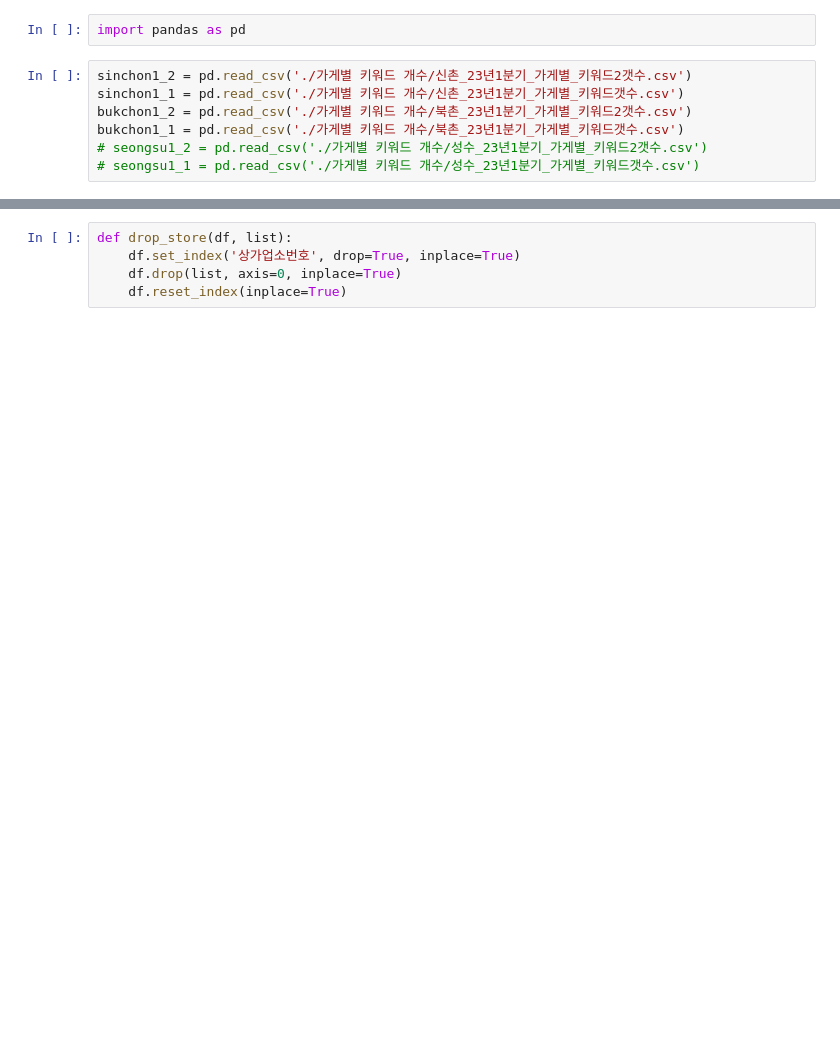
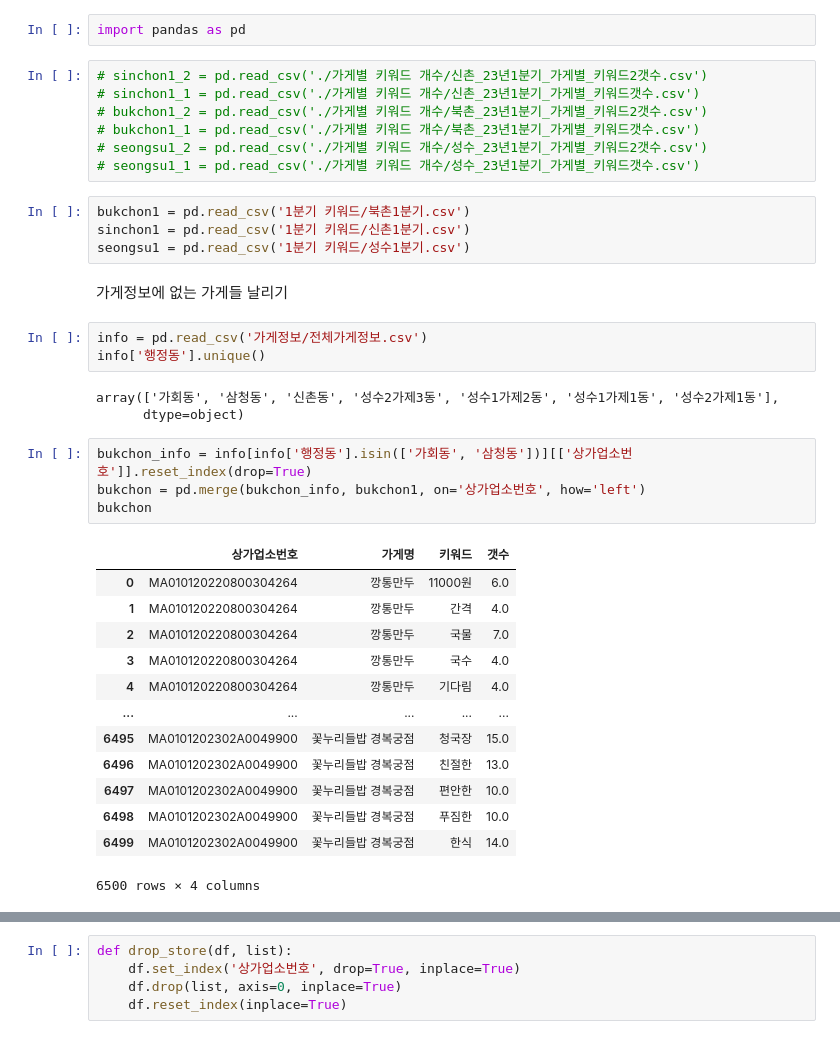
Before and after one commit to TEAM-SMooD/Keyword_Extraction, a Jupyter notebook: total_keyword.ipynb, the cells around one changed output, grey strips where cells are left out. Cells and saved outputs as stored; diff of their text form; blank space fills up the shorter version.

```diff
--- a/total_keyword.ipynb
+++ b/total_keyword.ipynb
@@ -1,9 +1,39 @@
 # %%
 import pandas as pd
 # %%
-sinchon1_2 = pd.read_csv('./가게별 키워드 개수/신촌_23년1분기_가게별_키워드2갯수.csv')
-sinchon1_1 = pd.read_csv('./가게별 키워드 개수/신촌_23년1분기_가게별_키워드갯수.csv')
-bukchon1_2 = pd.read_csv('./가게별 키워드 개수/북촌_23년1분기_가게별_키워드2갯수.csv')
-bukchon1_1 = pd.read_csv('./가게별 키워드 개수/북촌_23년1분기_가게별_키워드갯수.csv')
+# sinchon1_2 = pd.read_csv('./가게별 키워드 개수/신촌_23년1분기_가게별_키워드2갯수.csv')
+# sinchon1_1 = pd.read_csv('./가게별 키워드 개수/신촌_23년1분기_가게별_키워드갯수.csv')
+# bukchon1_2 = pd.read_csv('./가게별 키워드 개수/북촌_23년1분기_가게별_키워드2갯수.csv')
+# bukchon1_1 = pd.read_csv('./가게별 키워드 개수/북촌_23년1분기_가게별_키워드갯수.csv')
 # seongsu1_2 = pd.read_csv('./가게별 키워드 개수/성수_23년1분기_가게별_키워드2갯수.csv')
 # seongsu1_1 = pd.read_csv('./가게별 키워드 개수/성수_23년1분기_가게별_키워드갯수.csv')
+# %%
+bukchon1 = pd.read_csv('1분기 키워드/북촌1분기.csv')
+sinchon1 = pd.read_csv('1분기 키워드/신촌1분기.csv')
+seongsu1 = pd.read_csv('1분기 키워드/성수1분기.csv')
+# %% [markdown]
+가게정보에 없는 가게들 날리기
+# %%
+info = pd.read_csv('가게정보/전체가게정보.csv')
+info['행정동'].unique()
+# %% [output]
+array(['가회동', '삼청동', '신촌동', '성수2가제3동', '성수1가제2동', '성수1가제1동', '성수2가제1동'],
+      dtype=object)
+# %%
+bukchon_info = info[info['행정동'].isin(['가회동', '삼청동'])][['상가업소번호']].reset_index(drop=True)
+bukchon = pd.merge(bukchon_info, bukchon1, on='상가업소번호', how='left')
+bukchon
+# %% [output]
+|  | 상가업소번호 | 가게명 | 키워드 | 갯수 |
+| 0 | MA010120220800304264 | 깡통만두 | 11000원 | 6.0 |
+| 1 | MA010120220800304264 | 깡통만두 | 간격 | 4.0 |
+| 2 | MA010120220800304264 | 깡통만두 | 국물 | 7.0 |
+| 3 | MA010120220800304264 | 깡통만두 | 국수 | 4.0 |
+| 4 | MA010120220800304264 | 깡통만두 | 기다림 | 4.0 |
+| ... | ... | ... | ... | ... |
+| 6495 | MA0101202302A0049900 | 꽃누리들밥 경복궁점 | 청국장 | 15.0 |
+| 6496 | MA0101202302A0049900 | 꽃누리들밥 경복궁점 | 친절한 | 13.0 |
+| 6497 | MA0101202302A0049900 | 꽃누리들밥 경복궁점 | 편안한 | 10.0 |
+| 6498 | MA0101202302A0049900 | 꽃누리들밥 경복궁점 | 푸짐한 | 10.0 |
+| 6499 | MA0101202302A0049900 | 꽃누리들밥 경복궁점 | 한식 | 14.0 |
+6500 rows × 4 columns
```
Also changed, not shown: parts of 25 cells of this notebook.
